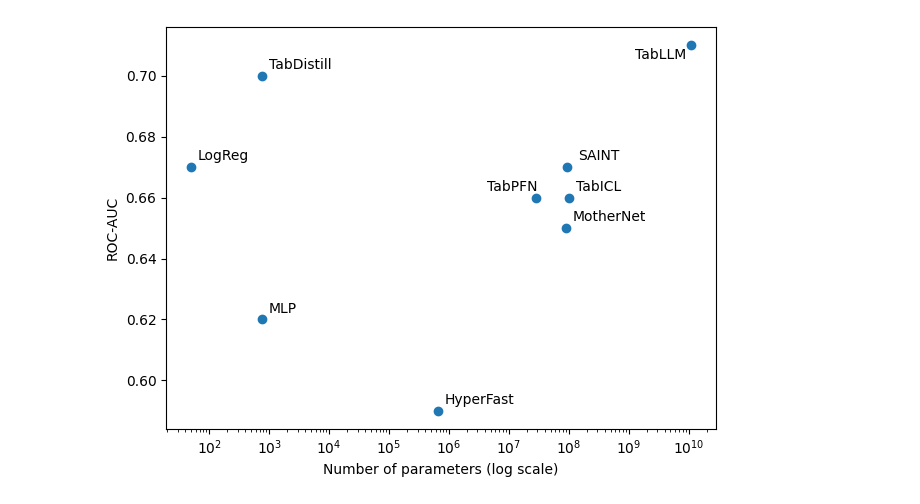
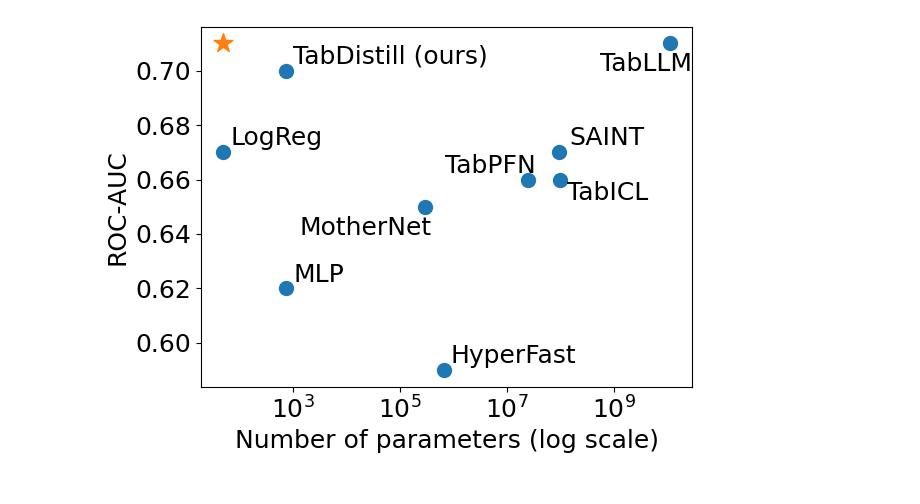
Before and after one commit to pasandissanayake/trans-hyper, a Jupyter notebook: test7-tableGeneration.ipynb, the cells around one changed output. Cells and saved outputs as stored; diff of their text form; code cells hidden in the pictures.

```diff
--- a/test7-tableGeneration.ipynb
+++ b/test7-tableGeneration.ipynb
@@ -204,11 +215,11 @@ n_params = {
     'HyperFast': lambda n: (n+1) * 784 + 785 * 784 + 785 * 2, # depth=3, hidden_dim=784
     'MotherNet': lambda n: (n+1) * 512 + 513 * 512 + 513 * 2, # depth=3 (two hidden layers), hidden_dim=512
     'TabICL': lambda n: 100e6,
-    'TabPFN': lambda n: 28e6,
+    'TabPFN': lambda n: 25e6,
     # 'TabPFNv2': lambda n: 11e6,
     'TabLLM': lambda n: 11e9,
     'SAINT': lambda n: 92e6,
-    'TabDistill': lambda n: (n+1) * 10 + 2 * 11 * 10 + 11 * 2, # depth=4, hidden_dim=10
+    'TabDistill (ours)': lambda n: (n+1) * 10 + 2 * 11 * 10 + 11 * 2, # depth=4, hidden_dim=10
 }
 
 auc = {
@@ -221,37 +232,41 @@ auc = {
     # 'TabPFNv2':
     'TabLLM': 0.71,
     'SAINT': 0.67,
-    'TabDistill': 0.70,
+    'TabDistill (ours)': 0.70,
 }
 # %%
 import matplotlib.pyplot as plt
 
 # Input dimension
 n = 50
 
 models = list(auc.keys())
 params = [n_params[m](n) for m in models]
 scores = [auc[m] for m in models]
 
 # Custom label offsets (dx, dy)
 label_offsets = {
-    'TabPFN': (-35, 5),
+    'TabPFN': (-60, 5),
     'SAINT': (8, 5),
-    'TabLLM': (-40, -10)
+    'TabLLM': (-50, -20),
+    'MotherNet': (-90, -20),
+    'TabICL': (5,-15)
 }
 
 plt.figure()
-plt.scatter(params, scores)
+plt.scatter(params, scores, s=100)
+plt.scatter([50], [0.71], s=200, marker='*')
 
 for m, x, y in zip(models, params, scores):
     dx, dy = label_offsets.get(m, (5, 5))
     plt.annotate(m, (x, y), textcoords="offset points", xytext=(dx, dy))
 
 plt.xscale("log")
 plt.xlabel("Number of parameters (log scale)")
 plt.ylabel("ROC-AUC")
 # plt.title(f"Average ROC-AUC vs Number of Parameters")
 plt.tight_layout()
+plt.rcParams.update({'font.size': 18})
 plt.show()
 # %% [output]
-[figure, old version]
+[figure, new version]
```
Also changed, not shown: parts of 2 cells of this notebook, 2 other files.
